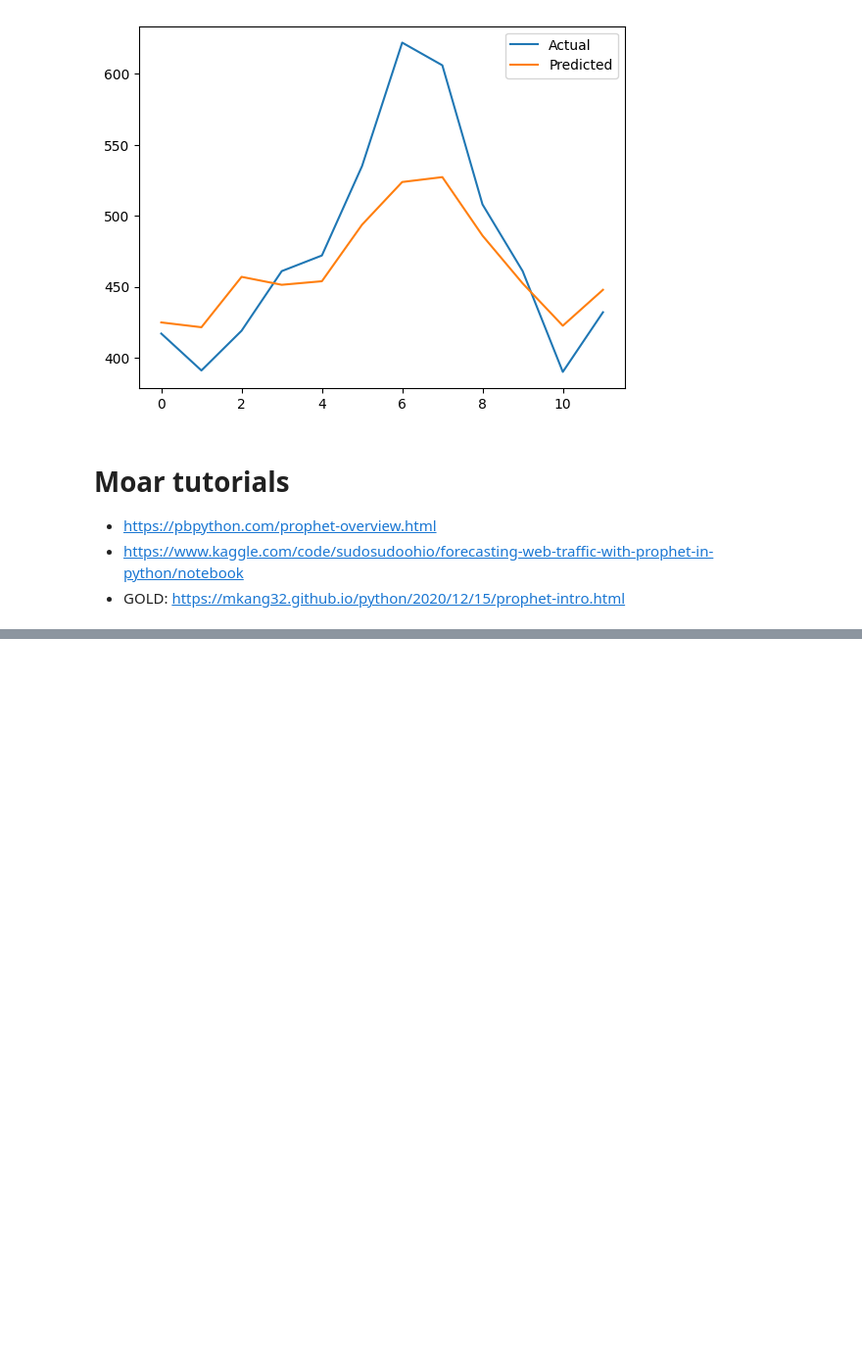
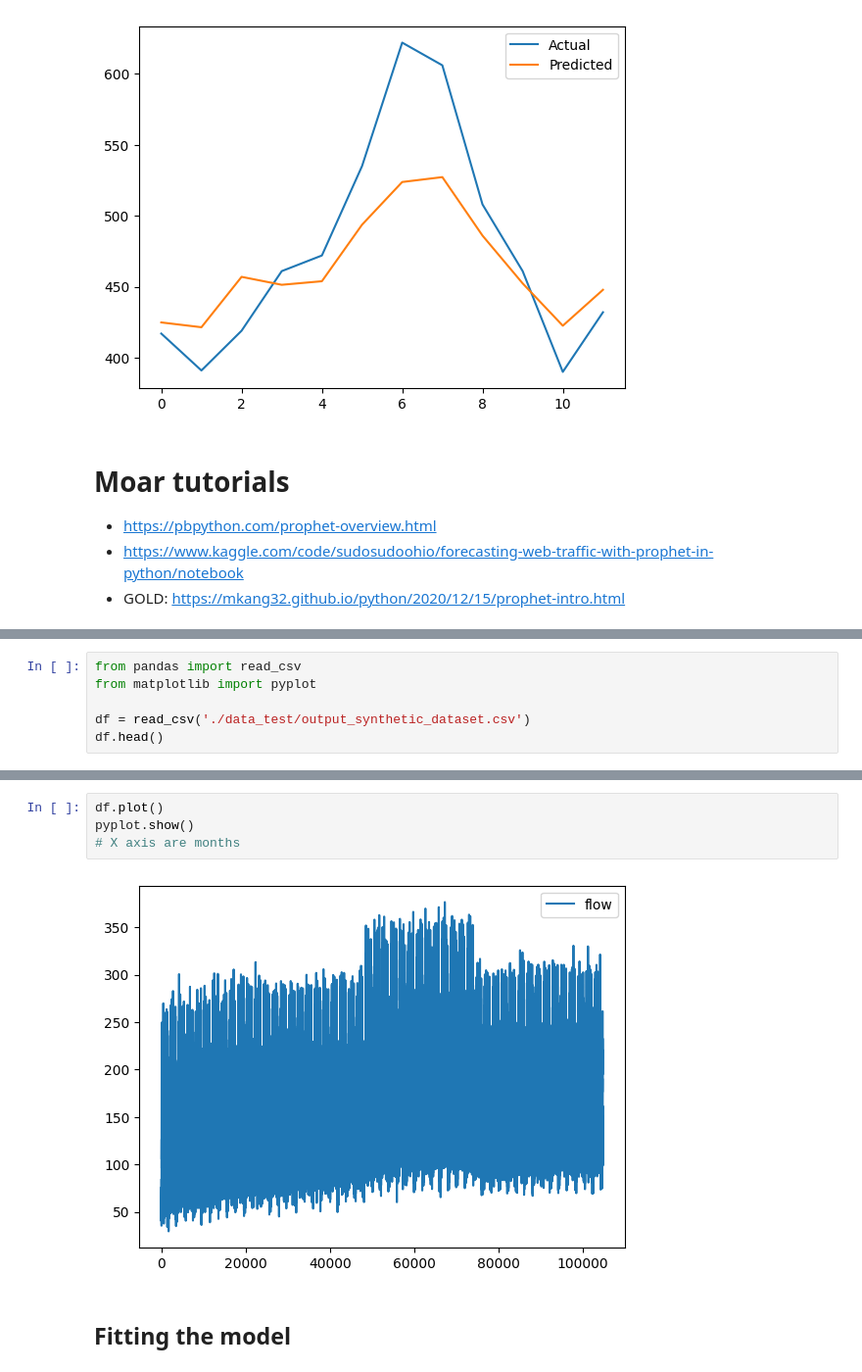
Before and after one commit to Raniita/traffic-forecast, a Jupyter notebook: notebooks/prophet_tests.ipynb, the cells around one changed output, grey strips where cells are left out. Shown at 98% size. Saved outputs shown, nothing was run; the diff lists cells and outputs as text; blank space fills up the shorter version.

Commit message:
feat: prophet validation with dataset

```diff
--- a/notebooks/prophet_tests.ipynb
+++ b/notebooks/prophet_tests.ipynb
@@ -156,0 +159,6 @@ MAE: 33.441686851052175
+# %%
+from pandas import read_csv
+from matplotlib import pyplot
+
+df = read_csv('./data_test/output_synthetic_dataset.csv')
+df.head()
@@ -156,0 +184,8 @@ MAE: 33.441686851052175
+# %%
+df.plot()
+pyplot.show()
+# X axis are months
+# %% [output]
+[figure, added]
+# %% [markdown]
+## Fitting the model
```
Also changed, not shown: parts of 21 cells of this notebook, 4 other files.
